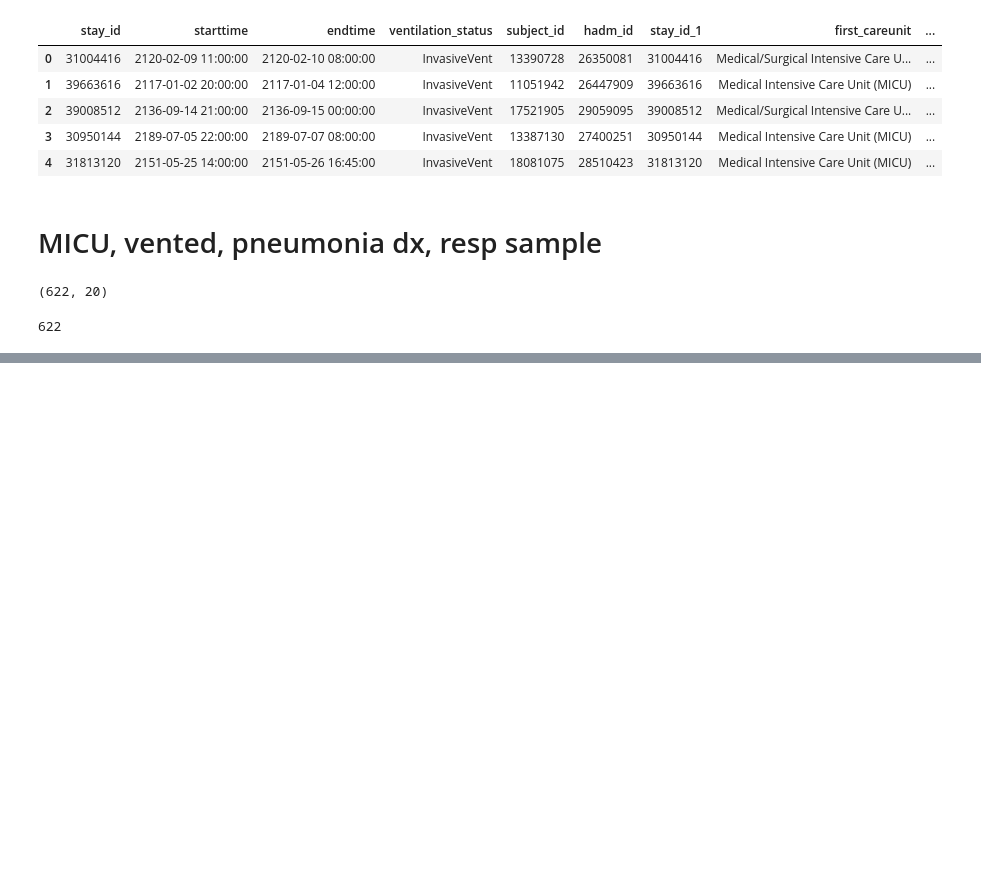
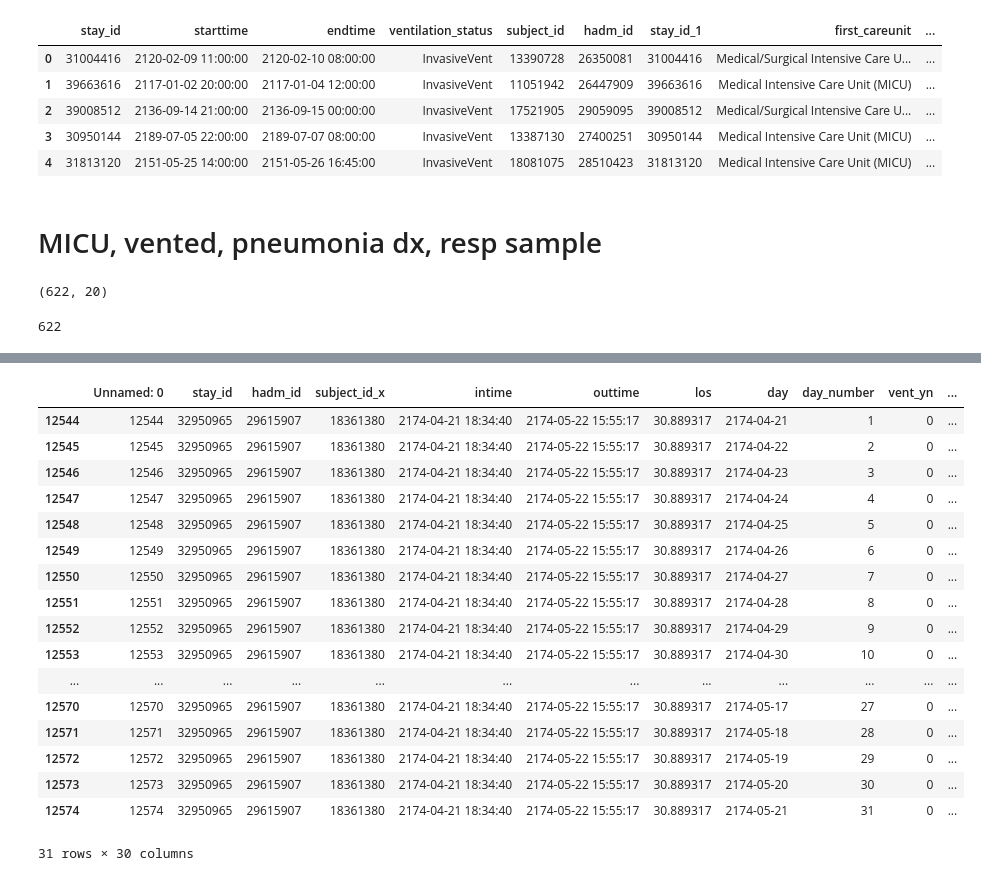
Before and after one commit to cloverbunny/mimic-iv, a Jupyter notebook: c14_combine_mimic_files3_20_22.ipynb, the cells around one changed output, grey strips where cells are left out. Cells and saved outputs as stored; diff of their text form; code cells hidden in the pictures; blank space fills up the shorter version.

```diff
--- a/c14_combine_mimic_files3_20_22.ipynb
+++ b/c14_combine_mimic_files3_20_22.ipynb
@@ -246,0 +666,2 @@ len(micuventpneumoniasample.stay_id.unique())
+# %%
+vent_by_day['day'] = pd.to_datetime(vent_by_day.chart_date)
@@ -246,0 +701,4 @@ len(micuventpneumoniasample.stay_id.unique())
+# %%
+pt6=pt6.drop(columns=['Date_y', 'Date_x'])
+# %%
+pt6['day'] = pd.to_datetime(pt6.day)
@@ -246,0 +725,2 @@ len(micuventpneumoniasample.stay_id.unique())
+# %%
+pt7 = pd.merge(pt6, vent_by_day, how='left', on=['stay_id', 'day'])
@@ -246,0 +806,21 @@ len(micuventpneumoniasample.stay_id.unique())
+# %%
+pt7[pt7.stay_id==32950965]
+# %% [output]
+|  | Unnamed: 0 | stay_id | hadm_id | subject_id_x | intime | outtime | los | day | day_number | vent_yn | ... |
+| 12544 | 12544 | 32950965 | 29615907 | 18361380 | 2174-04-21 18:34:40 | 2174-05-22 15:55:17 | 30.889317 | 2174-04-21 | 1 | 0 | ... |
+| 12545 | 12545 | 32950965 | 29615907 | 18361380 | 2174-04-21 18:34:40 | 2174-05-22 15:55:17 | 30.889317 | 2174-04-22 | 2 | 0 | ... |
+| 12546 | 12546 | 32950965 | 29615907 | 18361380 | 2174-04-21 18:34:40 | 2174-05-22 15:55:17 | 30.889317 | 2174-04-23 | 3 | 0 | ... |
+| 12547 | 12547 | 32950965 | 29615907 | 18361380 | 2174-04-21 18:34:40 | 2174-05-22 15:55:17 | 30.889317 | 2174-04-24 | 4 | 0 | ... |
+| 12548 | 12548 | 32950965 | 29615907 | 18361380 | 2174-04-21 18:34:40 | 2174-05-22 15:55:17 | 30.889317 | 2174-04-25 | 5 | 0 | ... |
+| 12549 | 12549 | 32950965 | 29615907 | 18361380 | 2174-04-21 18:34:40 | 2174-05-22 15:55:17 | 30.889317 | 2174-04-26 | 6 | 0 | ... |
+| 12550 | 12550 | 32950965 | 29615907 | 18361380 | 2174-04-21 18:34:40 | 2174-05-22 15:55:17 | 30.889317 | 2174-04-27 | 7 | 0 | ... |
+| 12551 | 12551 | 32950965 | 29615907 | 18361380 | 2174-04-21 18:34:40 | 2174-05-22 15:55:17 | 30.889317 | 2174-04-28 | 8 | 0 | ... |
+| 12552 | 12552 | 32950965 | 29615907 | 18361380 | 2174-04-21 18:34:40 | 2174-05-22 15:55:17 | 30.889317 | 2174-04-29 | 9 | 0 | ... |
+| 12553 | 12553 | 32950965 | 29615907 | 18361380 | 2174-04-21 18:34:40 | 2174-05-22 15:55:17 | 30.889317 | 2174-04-30 | 10 | 0 | ... |
+| ... | ... | ... | ... | ... | ... | ... | ... | ... | ... | ... | ... |
+| 12570 | 12570 | 32950965 | 29615907 | 18361380 | 2174-04-21 18:34:40 | 2174-05-22 15:55:17 | 30.889317 | 2174-05-17 | 27 | 0 | ... |
+| 12571 | 12571 | 32950965 | 29615907 | 18361380 | 2174-04-21 18:34:40 | 2174-05-22 15:55:17 | 30.889317 | 2174-05-18 | 28 | 0 | ... |
+| 12572 | 12572 | 32950965 | 29615907 | 18361380 | 2174-04-21 18:34:40 | 2174-05-22 15:55:17 | 30.889317 | 2174-05-19 | 29 | 0 | ... |
+| 12573 | 12573 | 32950965 | 29615907 | 18361380 | 2174-04-21 18:34:40 | 2174-05-22 15:55:17 | 30.889317 | 2174-05-20 | 30 | 0 | ... |
+| 12574 | 12574 | 32950965 | 29615907 | 18361380 | 2174-04-21 18:34:40 | 2174-05-22 15:55:17 | 30.889317 | 2174-05-21 | 31 | 0 | ... |
+31 rows × 30 columns
```
Also changed, not shown: parts of 76 cells of this notebook.
